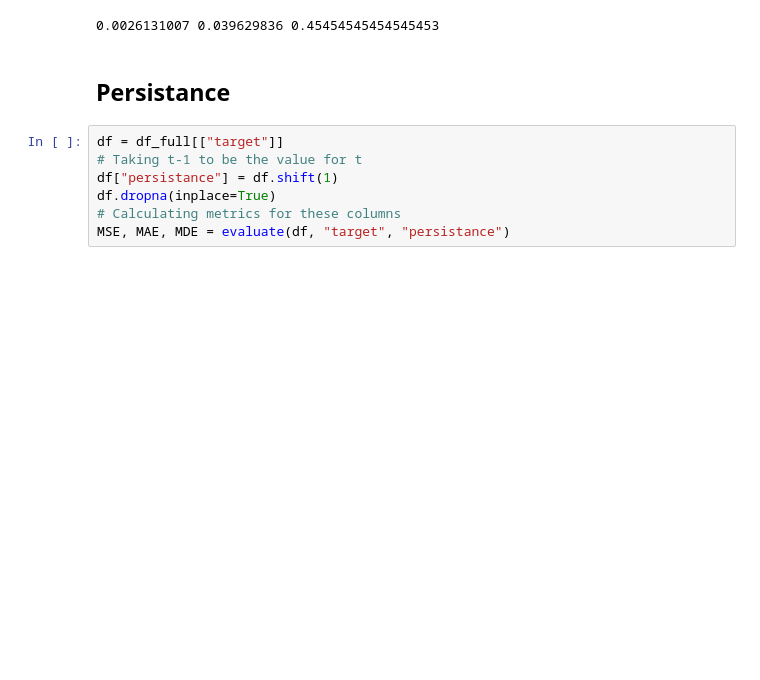
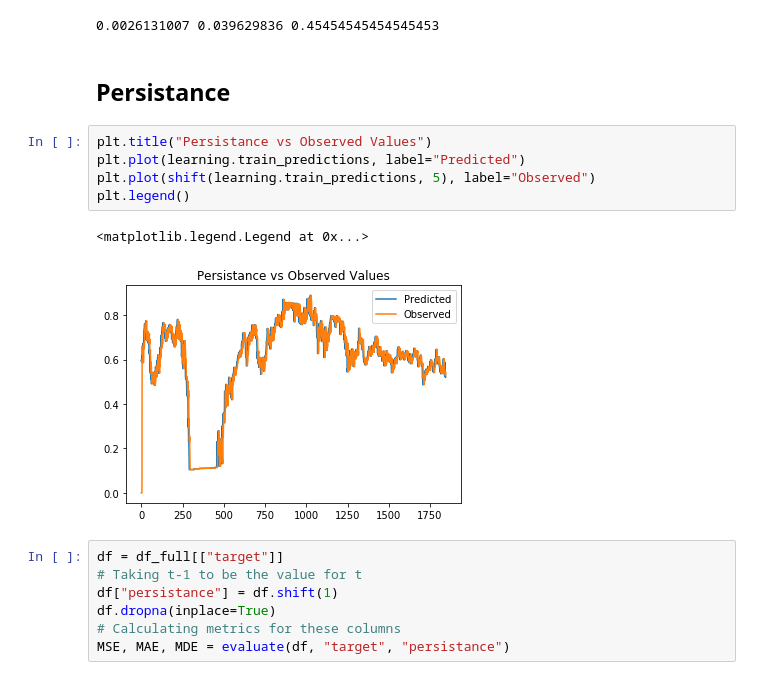
Before and after one commit to msc-acse/acse-9-independent-research-project-OliverJBoom, a Jupyter notebook: Src/LSTM.ipynb, the cells around one changed output. Drawn from its saved outputs; the diff is of its cells as text; blank space fills up the shorter version.

```diff
--- a/Src/LSTM.ipynb
+++ b/Src/LSTM.ipynb
@@ -814,6 +760,14 @@ print(mse, mae, mde)
 0.0026131007 0.039629836 0.45454545454545453
 # %% [markdown]
 ## Persistance
+# %%
+plt.title("Persistance vs Observed Values")
+plt.plot(learning.train_predictions, label="Predicted")
+plt.plot(shift(learning.train_predictions, 5), label="Observed")
+plt.legend()
+# %% [output]
+<matplotlib.legend.Legend at 0x...>
+[figure, added]
 # %%
 df = df_full[["target"]]
 # Taking t-1 to be the value for t
```
Also changed, not shown: parts of 26 cells of this notebook, 2 other files.
